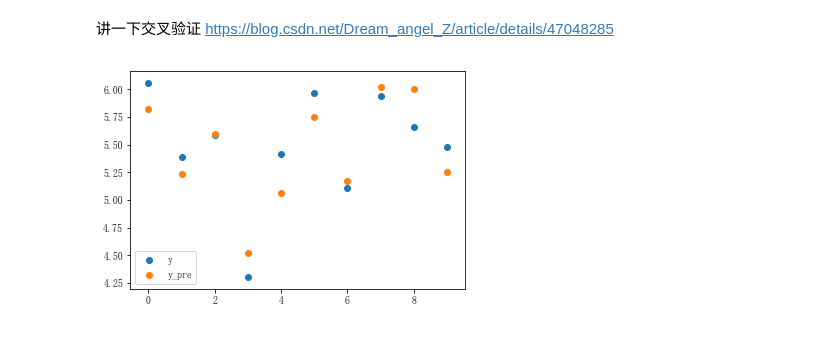
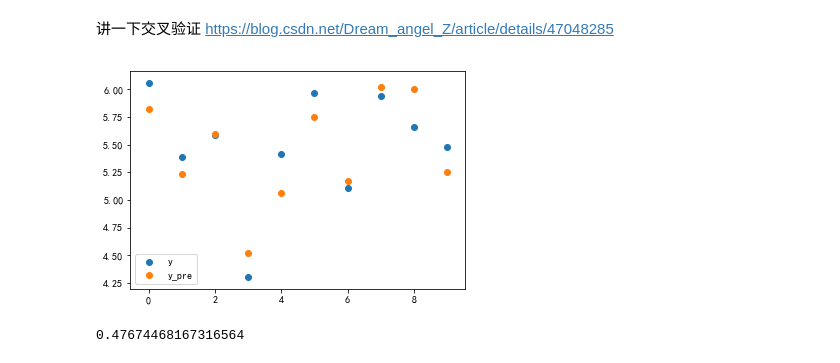
Before and after one commit to dapaohou/-, a Jupyter notebook: src/feature project.ipynb, the cells around one changed output. Saved outputs shown, nothing was run; the diff lists cells and outputs as text; code cells hidden in the pictures.

```diff
--- a/src/feature project.ipynb
+++ b/src/feature project.ipynb
@@ -188,9 +188,10 @@ def show_scatter(y, y_pred, legend0, legend1, showlenth=10):
 # %%
 # Randomforest 默认参数
 model_rf = RandomForestRegressor(oob_score=True, random_state= 100)
 model_rf.fit(x, y)
 y_pred = model_rf.predict(x)
-metrics.mean_squared_error(y, y_pred)
 show_scatter(y, y_pred, 'y', 'y_pre')
+print(metrics.mean_squared_error(y, y_pred))
 # %% [output]
-[figure, old version]
+[figure, new version]
+0.47674468167316564
```
Also changed, not shown: parts of 9 cells of this notebook.
